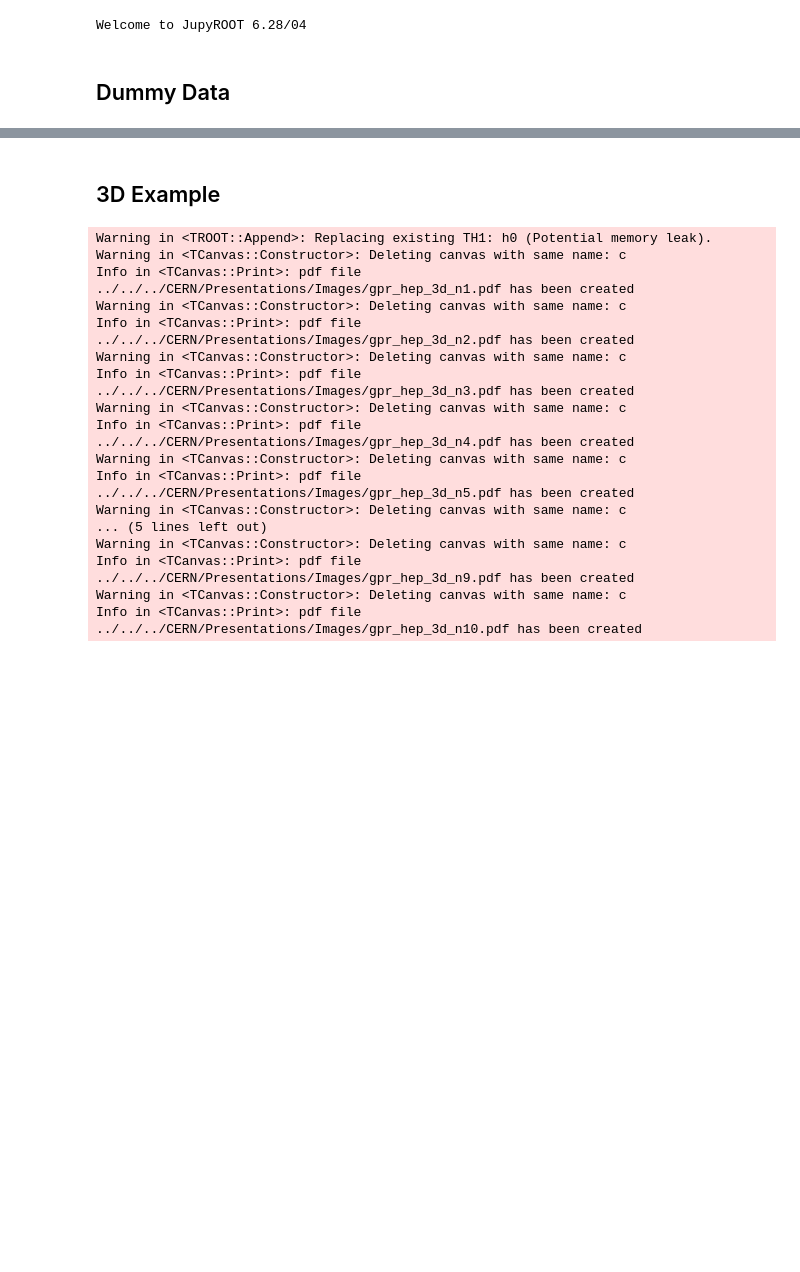
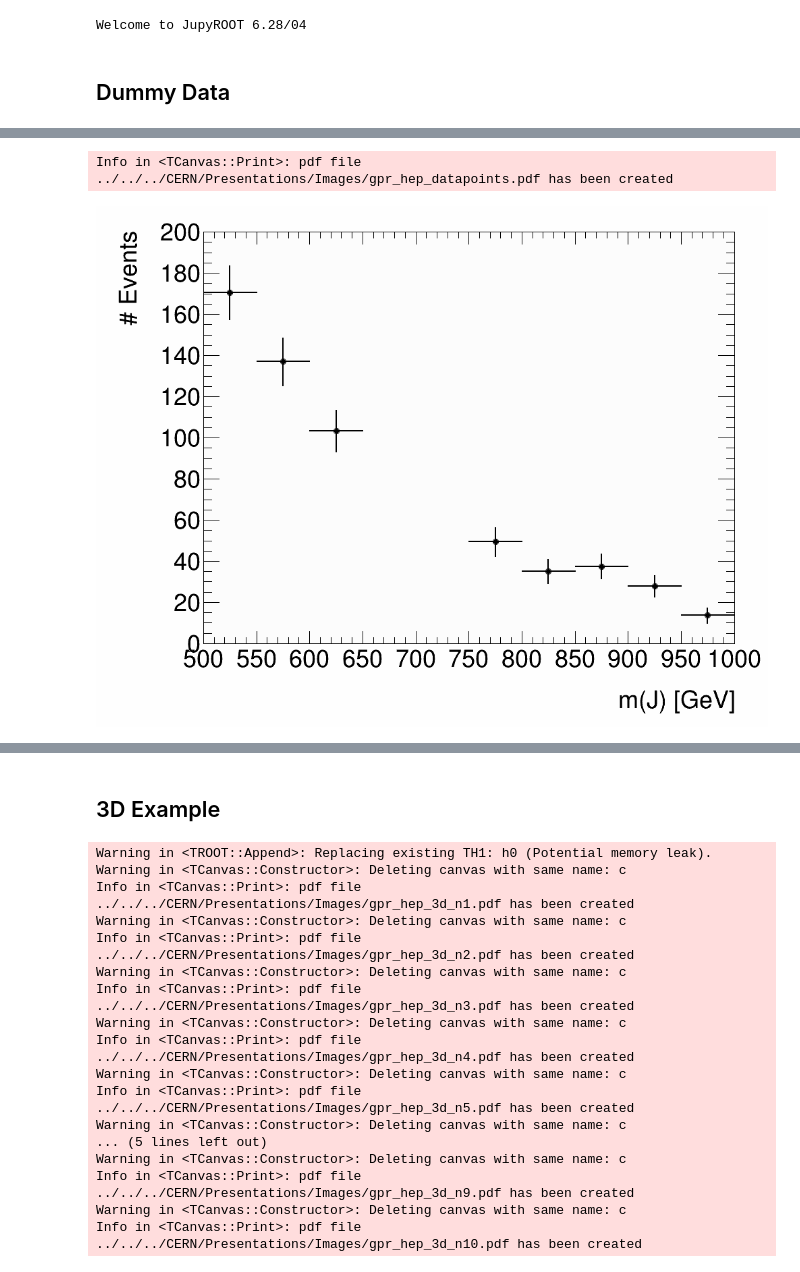
Before and after one commit to riley-x/GaussianProcessExample, a Jupyter notebook: hep.ipynb, the cells around one changed output, grey strips where cells are left out. Saved outputs shown, nothing was run; the diff lists cells and outputs as text; code cells hidden in the pictures; blank space fills up the shorter version.

```diff
--- a/hep.ipynb
+++ b/hep.ipynb
@@ -47 +65,15 @@ for i in range(1, n+1):
+# %%
+### Plot data ###
+c = canvas()
+plot._plot(c, [h_data],
+    opts=['E'],
+    xtitle='m(J) [GeV]',
+    ytitle='# Events',
+    yrange=[0,200],
+)
+c.Draw()
+save(c, 'gpr_hep_datapoints.pdf')
+# %% [output]
+Info in <TCanvas::Print>: pdf file ../../../CERN/Presentations/Images/gpr_hep_datapoints.pdf has been created
+[figure, added]
 # %%
```
Also changed, not shown: parts of 24 cells of this notebook.
